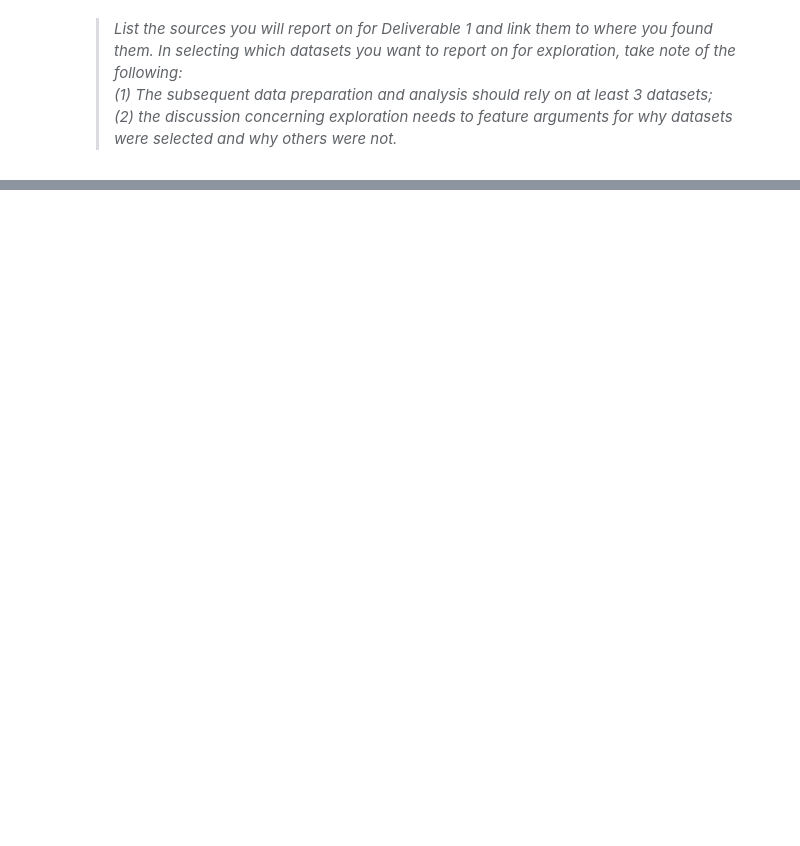
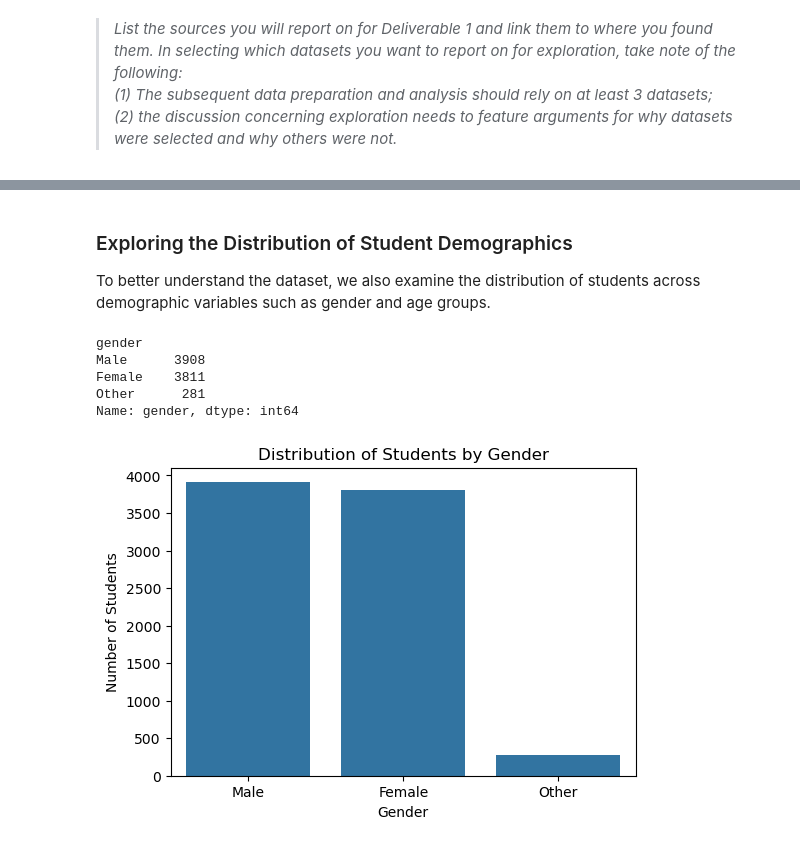
Before and after one commit to stevennoctavianus/sc3021-sdac-grp3, a Jupyter notebook: project.ipynb, the cells around one changed output, grey strips where cells are left out. Saved outputs shown, nothing was run; the diff lists cells and outputs as text; code cells hidden in the pictures; blank space fills up the shorter version.

```diff
--- a/project.ipynb
+++ b/project.ipynb
@@ -971,0 +217,27 @@ list(ds4.columns)
+# %% [markdown]
+### Exploring the Distribution of Student Demographics
+
+To better understand the dataset, we also examine the distribution of students across demographic variables such as gender and age groups.
+# %%
+# Count gender distribution
+gender_counts = ds1.groupby('gender')['gender'].count().sort_values(ascending=False)
+
+# Print counts
+print(gender_counts)
+
+# Plot bar chart
+plt.figure(figsize=(6,4))
+sns.barplot(x=gender_counts.index, y=gender_counts.values)
+
+plt.title("Distribution of Students by Gender")
+plt.xlabel("Gender")
+plt.ylabel("Number of Students")
+
+plt.show()
+# %% [output]
+gender
+Male      3908
+Female    3811
+Other      281
+Name: gender, dtype: int64
+[figure, added]
```
Also changed, not shown: parts of 169 cells of this notebook, 3 other files.
